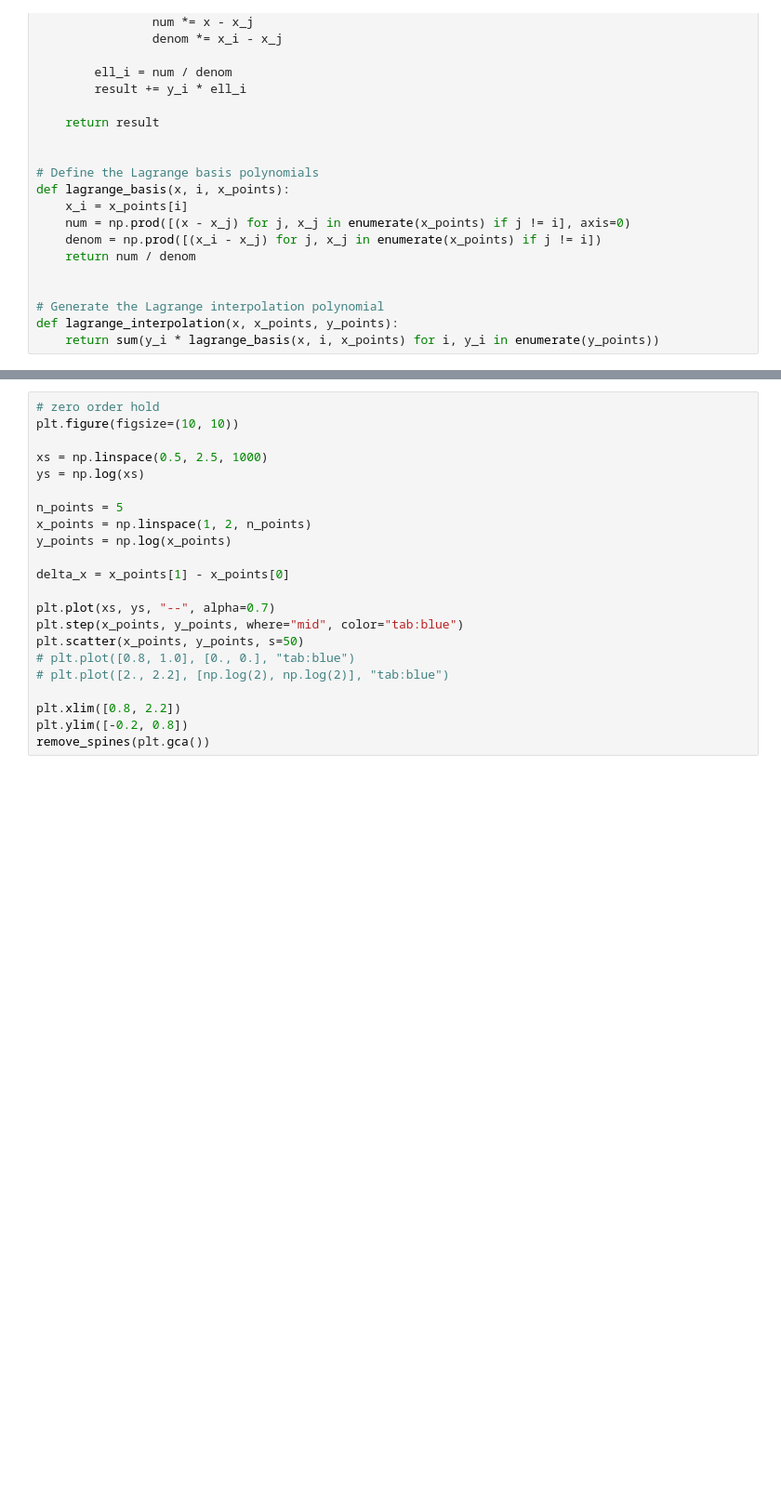
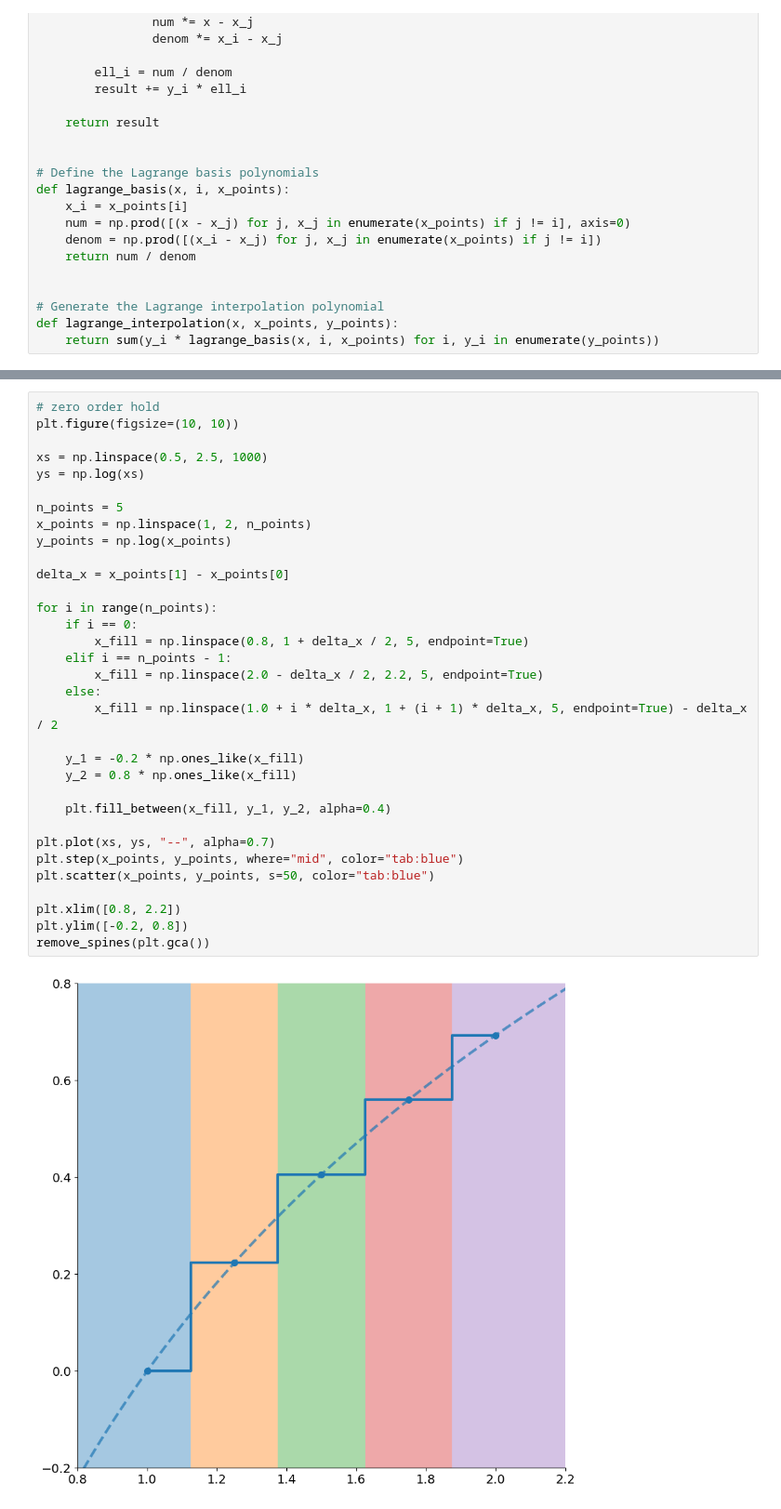
Before and after one commit to chaaland/chaaland.github.io, a Jupyter notebook: assets/lagrange-interpolation/lagrange.ipynb, the cells around one changed output, grey strips where cells are left out. Shown: that part at 93% size. Saved outputs shown, nothing was run; the diff lists cells and outputs as text; blank space fills up the shorter version.

```diff
--- a/assets/lagrange-interpolation/lagrange.ipynb
+++ b/assets/lagrange-interpolation/lagrange.ipynb
@@ -106,25 +111,38 @@ remove_spines(plt.gca())
 # %%
 # zero order hold
 plt.figure(figsize=(10, 10))
 
 xs = np.linspace(0.5, 2.5, 1000)
 ys = np.log(xs)
 
 n_points = 5
 x_points = np.linspace(1, 2, n_points)
 y_points = np.log(x_points)
 
 delta_x = x_points[1] - x_points[0]
 
+for i in range(n_points):
+    if i == 0:
+        x_fill = np.linspace(0.8, 1 + delta_x / 2, 5, endpoint=True)
+    elif i == n_points - 1:
+        x_fill = np.linspace(2.0 - delta_x / 2, 2.2, 5, endpoint=True)
+    else:
+        x_fill = np.linspace(1.0 + i * delta_x, 1 + (i + 1) * delta_x, 5, endpoint=True) - delta_x / 2
+
+    y_1 = -0.2 * np.ones_like(x_fill)
+    y_2 = 0.8 * np.ones_like(x_fill)
+
+    plt.fill_between(x_fill, y_1, y_2, alpha=0.4)
+
 plt.plot(xs, ys, "--", alpha=0.7)
 plt.step(x_points, y_points, where="mid", color="tab:blue")
-plt.scatter(x_points, y_points, s=50)
-# plt.plot([0.8, 1.0], [0., 0.], "tab:blue")
-# plt.plot([2., 2.2], [np.log(2), np.log(2)], "tab:blue")
+plt.scatter(x_points, y_points, s=50, color="tab:blue")
 
 plt.xlim([0.8, 2.2])
 plt.ylim([-0.2, 0.8])
 remove_spines(plt.gca())
+# %% [output]
+[figure, added]
 # %%
 plt.figure(figsize=(10, 10))
 
```
Also changed, not shown: parts of 12 cells of this notebook.
